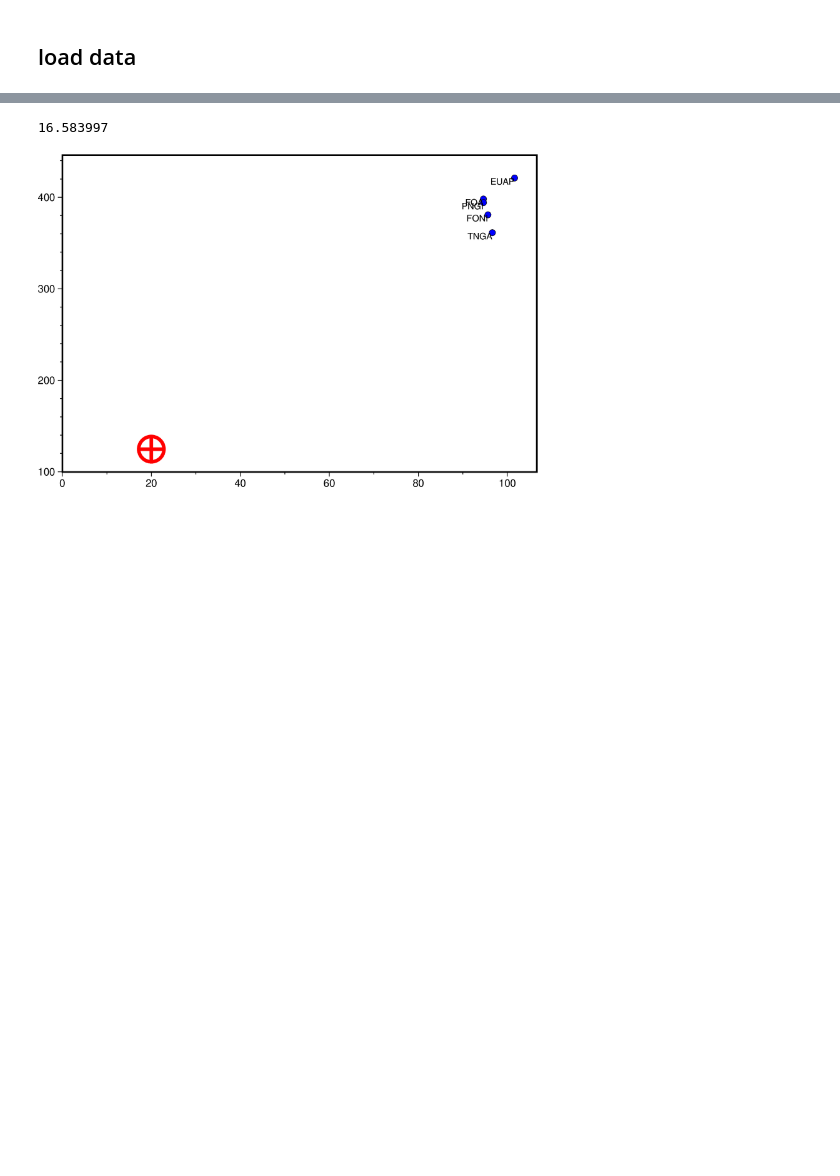
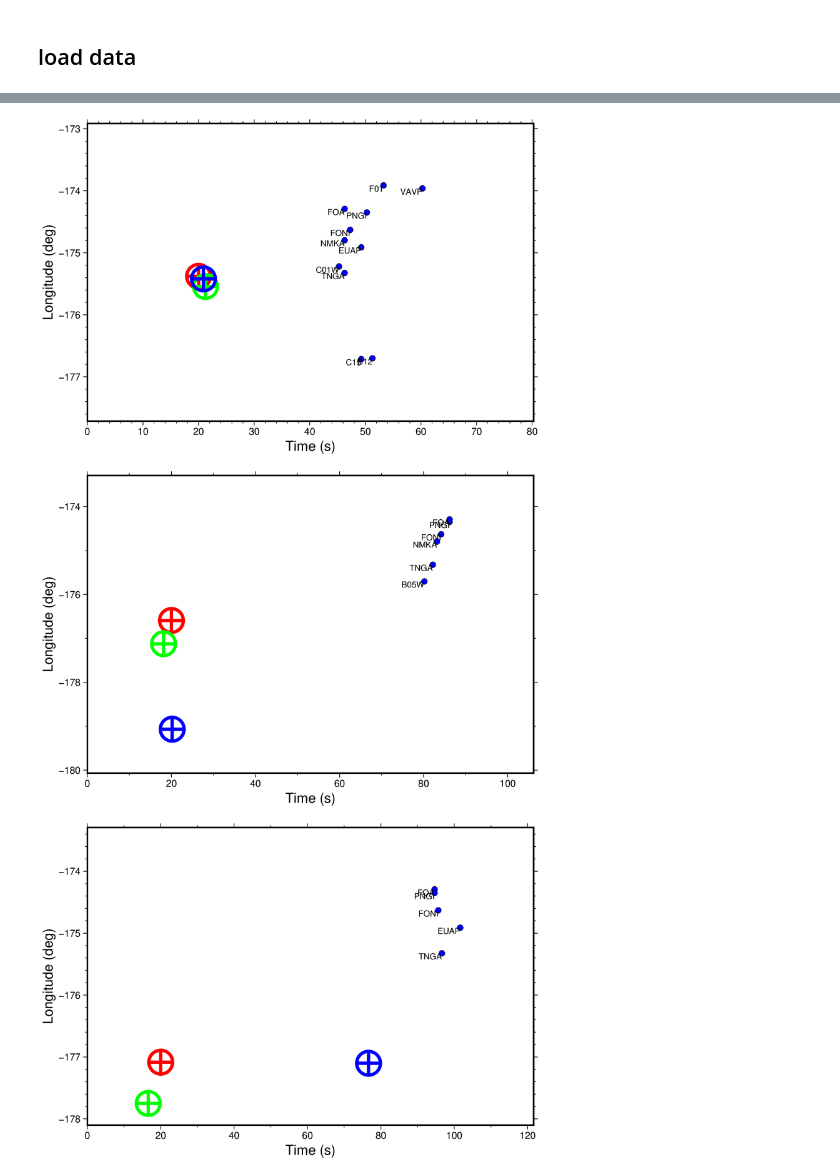
Before and after one commit to ziyixi/GaMMA-example, a Jupyter notebook: visualize/show_gamma_result.ipynb, the cells around one changed output, grey strips where cells are left out. Cells and saved outputs as stored; diff of their text form; code cells hidden in the pictures; blank space fills up the shorter version.

Commit message:
Add more events to test

```diff
--- a/visualize/show_gamma_result.ipynb
+++ b/visualize/show_gamma_result.ipynb
@@ -22,8 +22,6 @@ for key in stations_raw:
     x, y = proj(longitude=row["longitude"], latitude=row["latitude"]) # pylint: disable=unpacking-non-sequence
     z = -row["elevation_m"]/1000
     stations.loc[len(stations)] = [key, x, y, z,row["longitude"],row["latitude"]]
-# calculate distance as sqrt(x^2+y^2)
-stations["distance"] = (stations["x(km)"]**2+stations["y(km)"]**2)**0.5
 # %%
 stations.head()
 # %% [output]
@@ -37,6 +35,10 @@ stations.head()
 ## load data
 # %%
 df_global=pd.read_csv('../example_res/picks_global.csv',sep='\t',index_col=0)
+df_global = df_global.reset_index(drop=True)
+# map event_index to from 0,1,2 to 2,1,0
+df_global['event_index']=df_global['event_index'].map({2:0,1:1,0:2})
+
 df_catalog_global=pd.read_csv('../example_res/catalogs_global.csv',sep='\t',index_col=0)
 # timestamp to datetime
 df_global['timestamp']=pd.to_datetime(df_global['timestamp'])
@@ -45,6 +47,12 @@ df_catalog_global['time']=pd.to_datetime(df_catalog_global['time'])
 df_global=df_global.join(df_catalog_global.set_index('event_index'),on='event_index',rsuffix='_catalog')
 # join df_global and distance in station on id
 df_global=df_global.join(stations.set_index('id'),on='id',rsuffix='_station')
+
+df_catalog_local=pd.read_csv('../example_res/catalogs_local.csv',sep='\t',index_col=0)
+df_catalog_local['time']=pd.to_datetime(df_catalog_local['time'])
+
+# join df_global and df_catalog_local on event_index, with suffix _local
+df_global=df_global.join(df_catalog_local.set_index('event_index'),on='event_index',rsuffix='_local')
 # %%
 # split df_global with event_index into a list of dataframes
 df_global_list = [df_global[df_global['event_index'] == i].copy() for i in df_global['event_index'].unique()]
@@ -55,6 +63,10 @@ for df in df_global_list:
     df.loc[:, 'tshift'] = df['timestamp'] - df['time']
     # convert tshift to seconds
     df.loc[:, 'tshift'] = df['tshift'].apply(lambda x: x.total_seconds())
+    # calculate tshift_local=timestamp-time_local
+    df.loc[:, 'tshift_local'] = df['timestamp'] - df['time_local']
+    # convert tshift_local to seconds
+    df.loc[:, 'tshift_local'] = df['tshift_local'].apply(lambda x: x.total_seconds())
 # %%
 df_global_list[0].iloc[0]
 # %% [output]
@@ -77,8 +89,8 @@ tshift                                  81.633997
 Name: 0, dtype: object
 # %%
 ground_truth_mapper={
-    2:(pd.to_datetime("2009-12-26T05:15:54.969999"),proj(latitude=-20.4003,longitude=-175.5445),168.4243),
-    0:(pd.to_datetime("2010-06-29T08:16:13.949997"),-17.6654,-177.7512,523.6898),
+    0:(pd.to_datetime("2009-12-26T05:15:54.969999"),-20.4003,-175.5445,168.4243),
+    2:(pd.to_datetime("2010-06-29T08:16:13.949997"),-17.6654,-177.7512,523.6898),
     1:(pd.to_datetime("2010-05-14T10:33:23.950001"),-20.1968,-177.1223)
 }
 ground_truth_mapper
@@ -91,41 +101,55 @@ ground_truth_mapper
 # %%
 def plot(df,index):
     df = df[df['type'] == 'p']
     df.loc[:, 'tshift'] = df['tshift'] + 20
 
     fig = pygmt.Figure()
 
     x = 20
-    y = (df.iloc[0]['x(km)']**2 + df.iloc[0]['y(km)']**2)**0.5
+    y = df.iloc[0]['longitude']
+    x_local = (df.iloc[0]['time_local']-df.iloc[0]['time']).total_seconds()+20
+    y_local = df.iloc[0]['longitude_local']
 
     # Create a scatter plot using PyGMT
     fig.plot(
         x=df['tshift'],
-        y=df['distance'],
+        y=df['longitude_station'],
         style='c0.2c',
         fill='blue',
         pen='black',
         projection='X15c/10c',
-        region=[0, df['tshift'].max()+5, min(df['distance'].min(),y)-25, max(df['distance'].max(),y)+25],
-        frame=True
+        region=[0, df['tshift'].max()+20, min(df['longitude_station'].min(),y,y_local)-1, max(df['longitude_station'].max(),y,y_local)+1],
+        frame=["WSen","xaf+lTime (s)","yaf+lLongitude (deg)"],
     )
 
     # Plot the event origin location
     fig.plot(x=x, y=y, style="c0.8c", fill=None, pen="3p,red")
     fig.plot(x=x, y=y, style="+0.8c", pen="3p,red")
 
     # Label the station id with non-overlapping
     for i in range(len(df)):
-        fig.text(x=df.iloc[i]['tshift'], y=df.iloc[i]['distance'], text=df.iloc[i]['id'].split(".")[1], font='8p', justify='TR')
+        fig.text(x=df.iloc[i]['tshift'], y=df.iloc[i]['longitude_station'], text=df.iloc[i]['id'].split(".")[1], font='8p', justify='TR')
 
-    print((ground_truth_mapper[index][0]-df.iloc[0]['time']).total_seconds()+20)
+    ground_truth_x=(ground_truth_mapper[index][0]-df.iloc[0]['time']).total_seconds()+20
+    ground_truth_y=ground_truth_mapper[index][2]
+
+    # Plot the ground truth location
+    fig.plot(x=ground_truth_x, y=ground_truth_y, style="c0.8c", fill=None, pen="3p,green")
+    fig.plot(x=ground_truth_x, y=ground_truth_y, style="+0.8c", pen="3p,green")
+
+    # Plot the local event origin location
+    fig.plot(x=x_local, y=y_local, style="c0.8c", fill=None, pen="3p,blue")
+    fig.plot(x=x_local, y=y_local, style="+0.8c", pen="3p,blue")
+
 
     fig.show()
 
-plot(df_global_list[0],0)
+for index in range(3):
+    plot(df_global_list[index],index)
 # %% [output]
-16.583997
-[figure, old version]
+[figure, new version]
+[figure, added]
+[figure, added]
 # %%
 # show the stations' locations on the map using pygmt
 def show_map(df,index):
```
Also changed, not shown: parts of 4 cells of this notebook, 5 other files.
